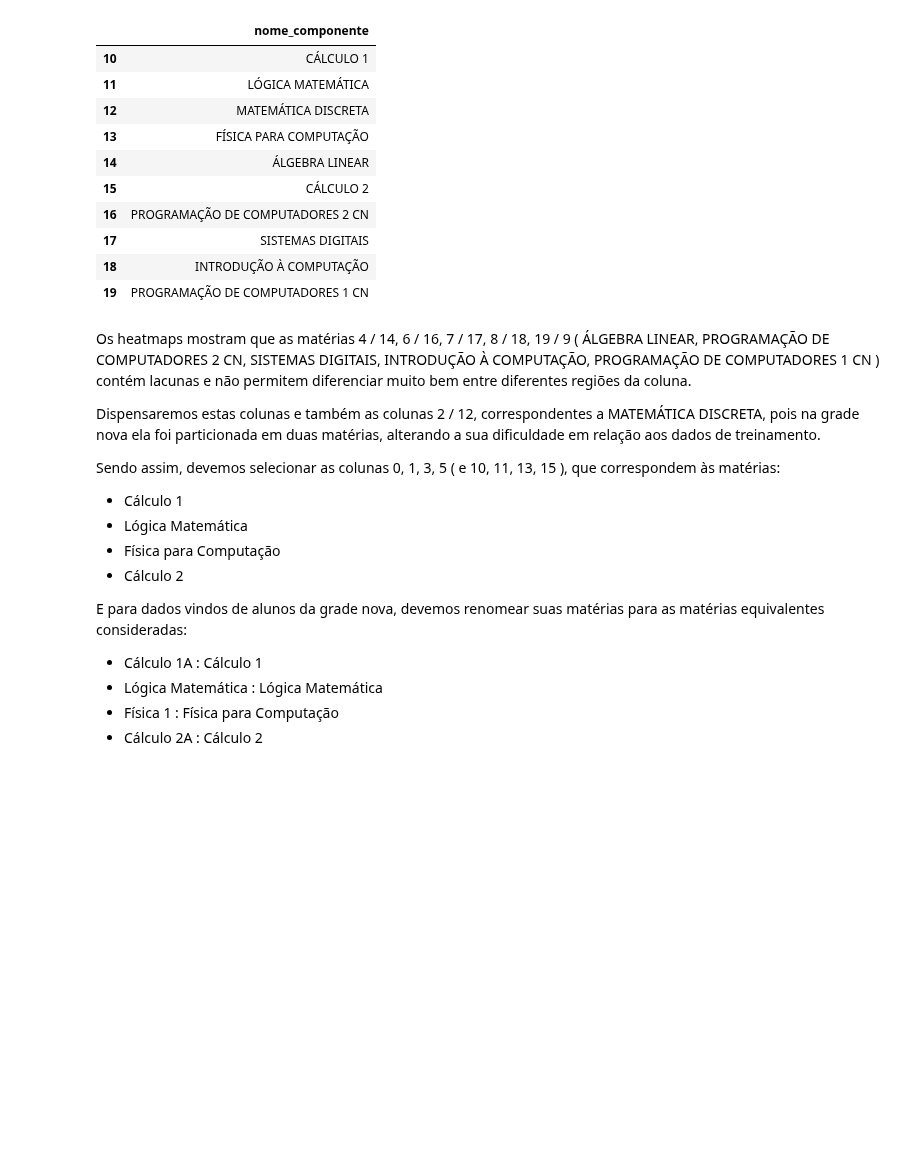
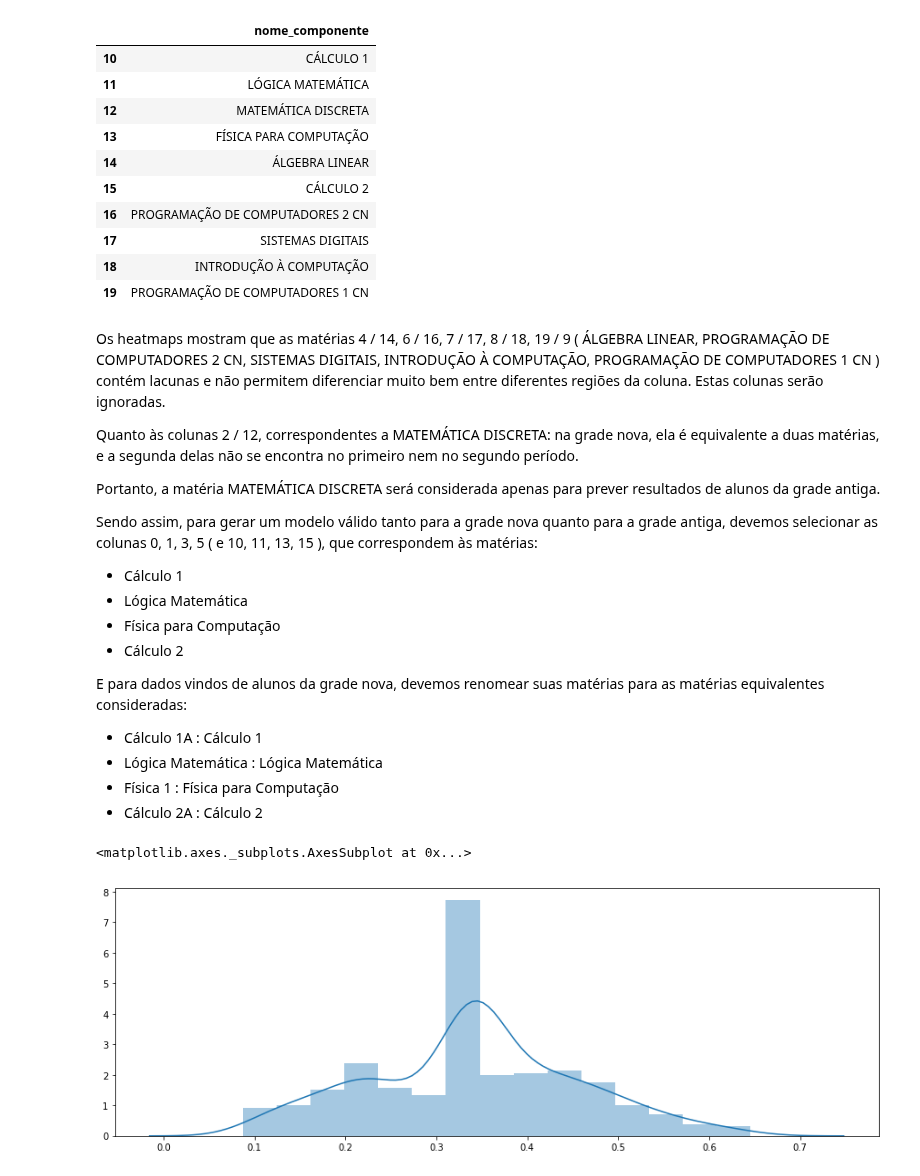
Before and after one commit to luanagbmartins/inteligencia-artificial, a Jupyter notebook: Decision Tree.ipynb, the cells around one changed output. Drawn from its saved outputs; the diff is of its cells as text; code cells hidden in the pictures; blank space fills up the shorter version.

Commit message:
dataset_reduzido_grade_antiga.csv

```diff
--- a/Decision Tree.ipynb
+++ b/Decision Tree.ipynb
@@ -656,12 +656,14 @@ legend
 | 18 | INTRODUÇÃO À COMPUTAÇÃO |
 | 19 | PROGRAMAÇÃO DE COMPUTADORES 1 CN |
 # %% [markdown]
-Os heatmaps mostram que as matérias 4 / 14, 6 / 16, 7 / 17, 8 / 18, 19 / 9 ( ÁLGEBRA LINEAR, PROGRAMAÇÃO DE COMPUTADORES 2 CN, SISTEMAS DIGITAIS, INTRODUÇÃO À COMPUTAÇÃO, PROGRAMAÇÃO DE COMPUTADORES 1 CN ) contém lacunas e não permitem diferenciar muito bem entre diferentes regiões da coluna.
+Os heatmaps mostram que as matérias 4 / 14, 6 / 16, 7 / 17, 8 / 18, 19 / 9 ( ÁLGEBRA LINEAR, PROGRAMAÇÃO DE COMPUTADORES 2 CN, SISTEMAS DIGITAIS, INTRODUÇÃO À COMPUTAÇÃO, PROGRAMAÇÃO DE COMPUTADORES 1 CN ) contém lacunas e não permitem diferenciar muito bem entre diferentes regiões da coluna. Estas colunas serão ignoradas.
 
-Dispensaremos estas colunas e também as colunas 2 / 12, correspondentes a MATEMÁTICA DISCRETA, pois na grade nova ela foi particionada em duas matérias, alterando a sua dificuldade em relação aos dados de treinamento.
+Quanto às colunas 2 / 12, correspondentes a MATEMÁTICA DISCRETA: na grade nova, ela é equivalente a duas matérias, e a segunda delas não se encontra no primeiro nem no segundo período.
+
+Portanto, a matéria MATEMÁTICA DISCRETA será considerada apenas para prever resultados de alunos da grade antiga.
 
 
-Sendo assim, devemos selecionar as colunas 0, 1, 3, 5 ( e 10, 11, 13, 15 ), que correspondem às matérias:
+Sendo assim, para gerar um modelo válido tanto para a grade nova quanto para a grade antiga, devemos selecionar as colunas 0, 1, 3, 5 ( e 10, 11, 13, 15 ), que correspondem às matérias:
 
 * Cálculo 1
 * Lógica Matemática
@@ -676,3 +678,8 @@ E para dados vindos de alunos da grade nova, devemos renomear suas matérias par
 * Cálculo 2A : Cálculo 2
 # %%
 pd.DataFrame(filled_features)[[0,1,3,5,10,11,13,15,20]].to_csv("dataset_reduzido.csv", index=False)
+# %%
+pd.DataFrame(filled_features)[[0,1,2,3,5,10,11,12,13,15,20]].to_csv("dataset_reduzido_grade_antiga.csv", index=False)
+# %% [output]
+<matplotlib.axes._subplots.AxesSubplot at 0x...>
+[figure, added]
```
Also changed, not shown: parts of 1 cell of this notebook, 1 other file.
